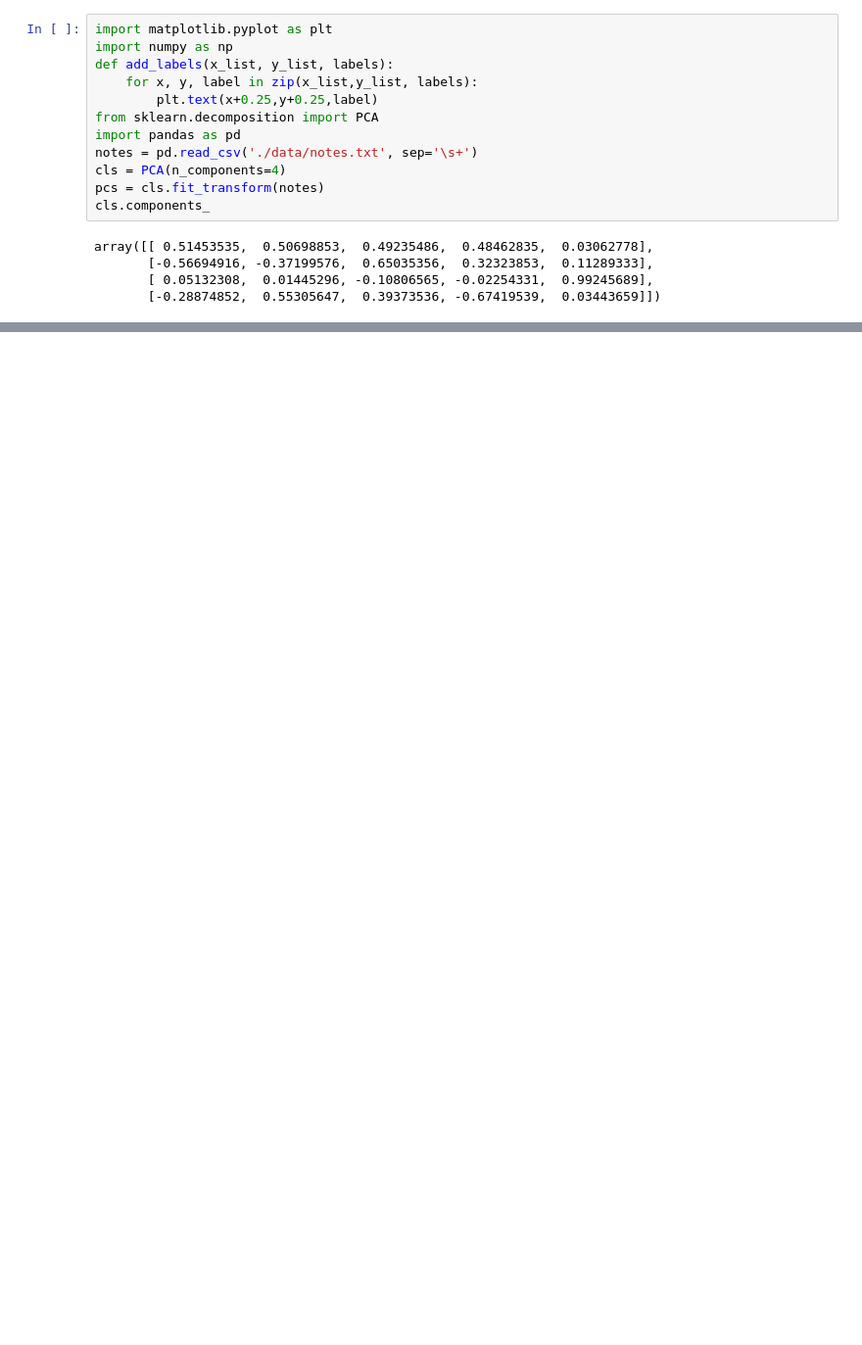
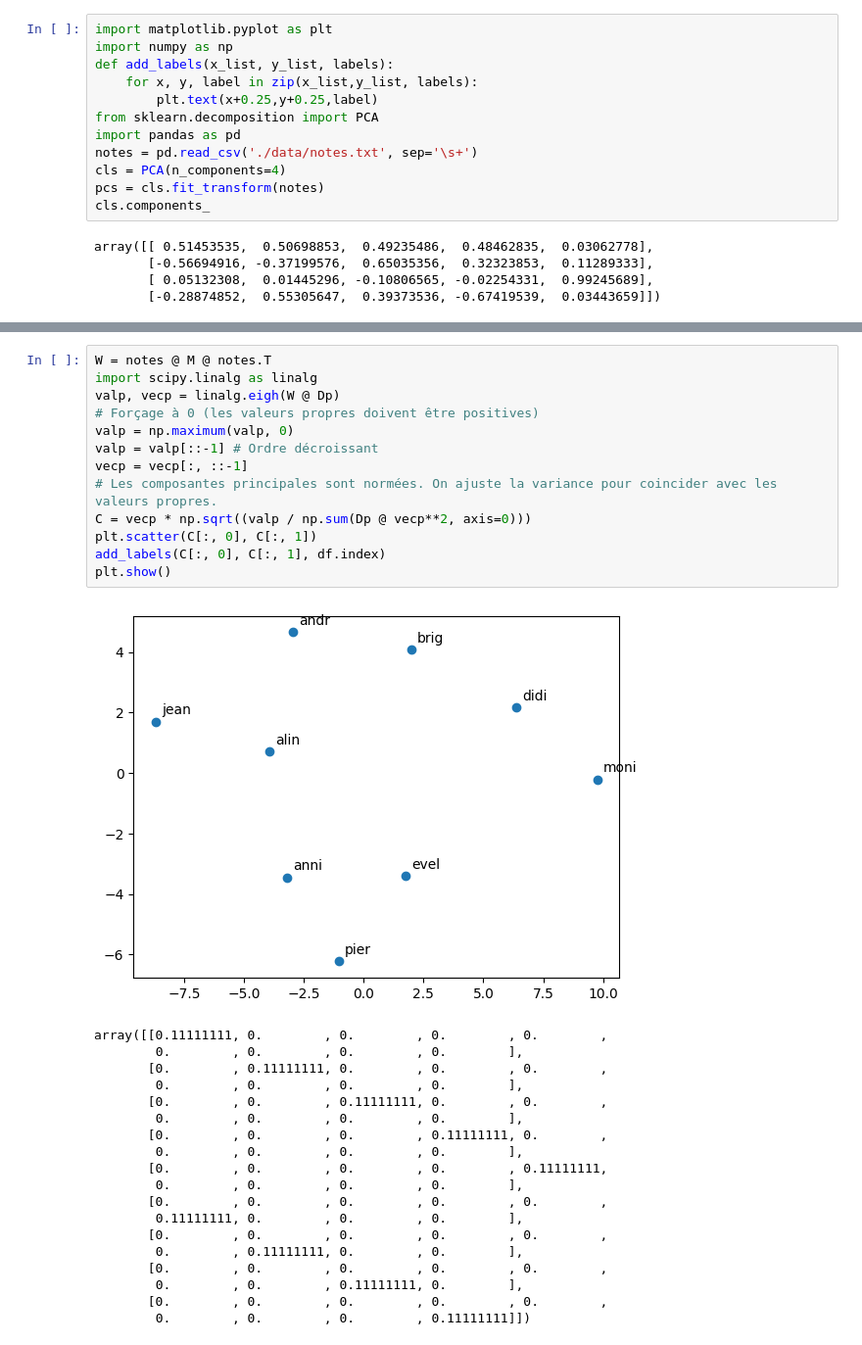
Before and after one commit to Menamot/SY09, a Jupyter notebook: TP04_Analyse_en_composantes_principales-enonce/TD4.ipynb, the cells around one changed output, grey strips where cells are left out. Shown at 98% size. Saved outputs shown, nothing was run; the diff lists cells and outputs as text; blank space fills up the shorter version.

```diff
--- a/TP04_Analyse_en_composantes_principales-enonce/TD4.ipynb
+++ b/TP04_Analyse_en_composantes_principales-enonce/TD4.ipynb
@@ -54,0 +116,33 @@ add_labels(C[:,0],C[:,1],df.index)
+# %%
+W = notes @ M @ notes.T
+import scipy.linalg as linalg
+valp, vecp = linalg.eigh(W @ Dp)
+# Forçage à 0 (les valeurs propres doivent être positives)
+valp = np.maximum(valp, 0)
+valp = valp[::-1] # Ordre décroissant
+vecp = vecp[:, ::-1]
+# Les composantes principales sont normées. On ajuste la variance pour coincider avec les valeurs propres.
+C = vecp * np.sqrt((valp / np.sum(Dp @ vecp**2, axis=0)))
+plt.scatter(C[:, 0], C[:, 1])
+add_labels(C[:, 0], C[:, 1], df.index)
+plt.show()
+# %% [output]
+[figure, added]
+array([[0.11111111, 0.        , 0.        , 0.        , 0.        ,
+        0.        , 0.        , 0.        , 0.        ],
+       [0.        , 0.11111111, 0.        , 0.        , 0.        ,
+        0.        , 0.        , 0.        , 0.        ],
+       [0.        , 0.        , 0.11111111, 0.        , 0.        ,
+        0.        , 0.        , 0.        , 0.        ],
+       [0.        , 0.        , 0.        , 0.11111111, 0.        ,
+        0.        , 0.        , 0.        , 0.        ],
+       [0.        , 0.        , 0.        , 0.        , 0.11111111,
+        0.        , 0.        , 0.        , 0.        ],
+       [0.        , 0.        , 0.        , 0.        , 0.        ,
+        0.11111111, 0.        , 0.        , 0.        ],
+       [0.        , 0.        , 0.        , 0.        , 0.        ,
+        0.        , 0.11111111, 0.        , 0.        ],
+       [0.        , 0.        , 0.        , 0.        , 0.        ,
+        0.        , 0.        , 0.11111111, 0.        ],
+       [0.        , 0.        , 0.        , 0.        , 0.        ,
+        0.        , 0.        , 0.        , 0.11111111]])
```
Also changed, not shown: parts of 12 cells of this notebook, 20 other files.
